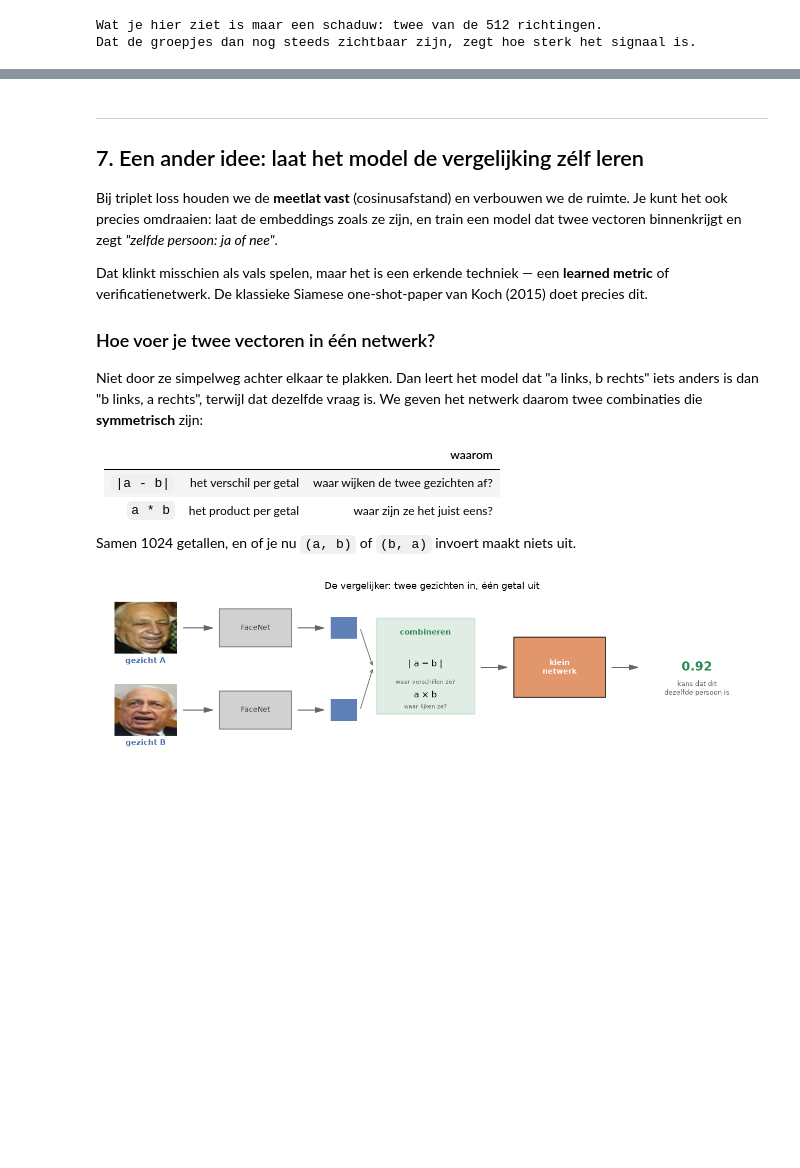
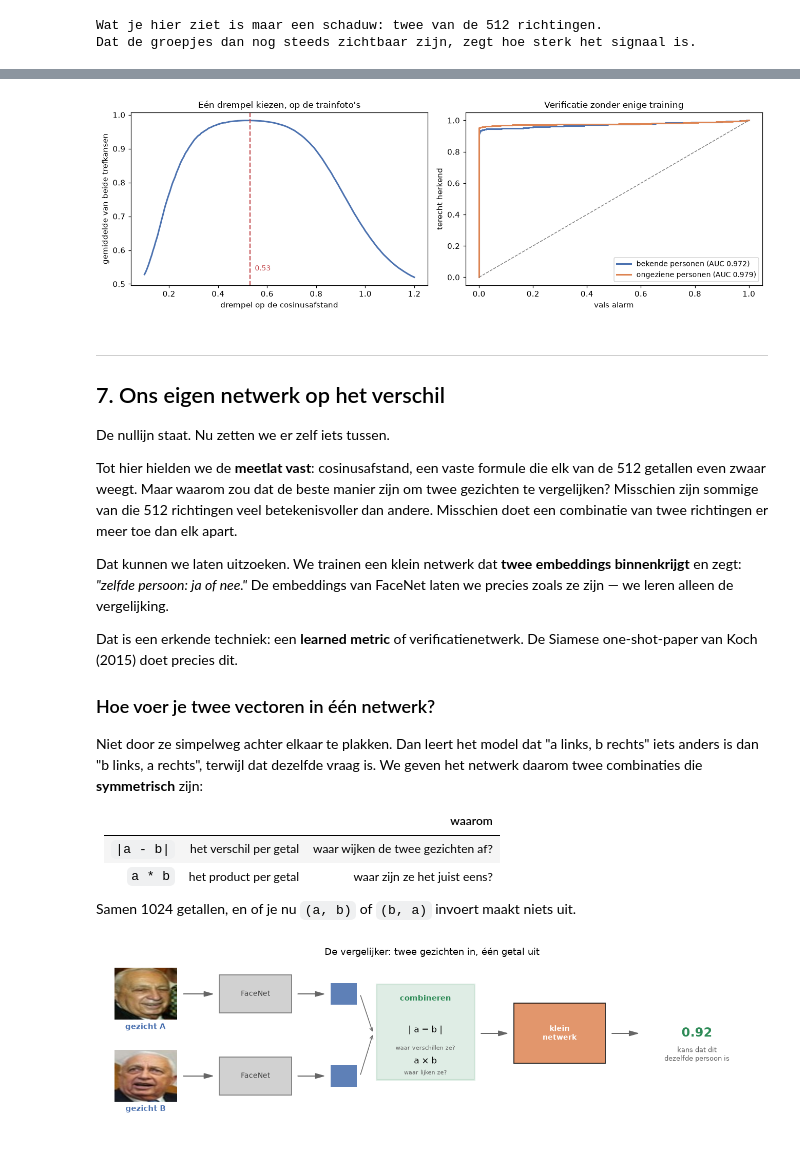
Before and after one commit to kristofsl/pxl-demo, a Jupyter notebook: 04-gezichtsherkenning/gezichtsherkenning.ipynb, the cells around one changed output, grey strips where cells are left out. Cells and saved outputs as stored; diff of their text form; code cells hidden in the pictures; blank space fills up the shorter version.

```diff
--- a/04-gezichtsherkenning/gezichtsherkenning.ipynb
+++ b/04-gezichtsherkenning/gezichtsherkenning.ipynb
@@ -524,17 +663,0 @@ Model: "gezichtsclassifier"
-# %%
-historie = classifier.fit(
-    X_train, y_train,
-    validation_data=(X_test, y_test),
-    epochs=40, batch_size=32, verbose=0,
-)
-
-verlies, accuratesse = classifier.evaluate(X_test, y_test, verbose=0)
-print(f"test-accuracy: {accuratesse:.1%}  op {len(X_test)} gezichten")
-
-fig, (a, b) = plt.subplots(1, 2, figsize=(11, 3.6))
-a.plot(historie.history["loss"], label="train"); a.plot(historie.history["val_loss"], label="test")
-a.set_xlabel("epoch"); a.set_ylabel("verlies"); a.legend(); a.set_title("verlies", fontsize=10)
-b.plot(historie.history["accuracy"], label="train"); b.plot(historie.history["val_accuracy"], label="test")
-b.set_xlabel("epoch"); b.set_ylabel("accuracy"); b.legend(); b.set_title("accuracy", fontsize=10)
-plt.tight_layout()
-plt.show()
@@ -982,14 +809,50 @@ verbouwd. Wat als we het omdraaien?
+# %%
+fig, (a, b) = plt.subplots(1, 2, figsize=(12, 4))
+
+a.plot(kandidaten, balans, lw=2, color="#4C72B0")
+a.axvline(DREMPEL, color="#C44E52", ls="--", lw=1.5)
+a.text(DREMPEL + 0.02, min(balans) + 0.02, f"{DREMPEL:.2f}", color="#C44E52", fontsize=9)
+a.set_xlabel("drempel op de cosinusafstand")
+a.set_ylabel("gemiddelde van beide trefkansen")
+a.set_title("Eén drempel kiezen, op de trainfoto's", fontsize=11)
+
+for masker, naam_groep, kleur in [(test_bekend, "bekende personen", "#4C72B0"),
+                                  (is_ongezien, "ongeziene personen", "#DD8452")]:
+    E, L = embeddings[masker], labels[masker]
+    bo = np.triu_indices(len(E), k=1)
+    zp = (L[bo[0]] == L[bo[1]]).astype(int)
+    sc = np.sum(E[bo[0]] * E[bo[1]], axis=1)
+    fpr, tpr, _ = roc_curve(zp, sc)
+    b.plot(fpr, tpr, lw=2, color=kleur,
+           label=f"{naam_groep} (AUC {roc_auc_score(zp, sc):.3f})")
+
+b.plot([0, 1], [0, 1], "--", lw=1, color="grey")
+b.set_xlabel("vals alarm"); b.set_ylabel("terecht herkend")
+b.set_title("Verificatie zonder enige training", fontsize=11)
+b.legend(fontsize=9, loc="lower right")
+
+plt.tight_layout()
+plt.show()
+# %% [output]
+[figure, added]
 # %% [markdown]
 ---
 
-## 7. Een ander idee: laat het model de vergelijking zélf leren
+## 7. Ons eigen netwerk op het verschil
 
-Bij triplet loss houden we de **meetlat vast** (cosinusafstand) en verbouwen we de ruimte.
-Je kunt het ook precies omdraaien: laat de embeddings zoals ze zijn, en train een model dat
-twee vectoren binnenkrijgt en zegt *"zelfde persoon: ja of nee"*.
+De nullijn staat. Nu zetten we er zelf iets tussen.
 
-Dat klinkt misschien als vals spelen, maar het is een erkende techniek — een **learned metric**
-of verificatienetwerk. De klassieke Siamese one-shot-paper van Koch (2015) doet precies dit.
+Tot hier hielden we de **meetlat vast**: cosinusafstand, een vaste formule die elk van de 512
+getallen even zwaar weegt. Maar waarom zou dat de beste manier zijn om twee gezichten te
+vergelijken? Misschien zijn sommige van die 512 richtingen veel betekenisvoller dan andere.
+Misschien doet een combinatie van twee richtingen er meer toe dan elk apart.
+
+Dat kunnen we laten uitzoeken. We trainen een klein netwerk dat **twee embeddings
+binnenkrijgt** en zegt: *"zelfde persoon: ja of nee."* De embeddings van FaceNet laten we
+precies zoals ze zijn — we leren alleen de vergelijking.
+
+Dat is een erkende techniek: een **learned metric** of verificatienetwerk. De Siamese
+one-shot-paper van Koch (2015) doet precies dit.
 
 ### Hoe voer je twee vectoren in één netwerk?
 
```
Also changed, not shown: parts of 52 cells of this notebook, 3 other files.
